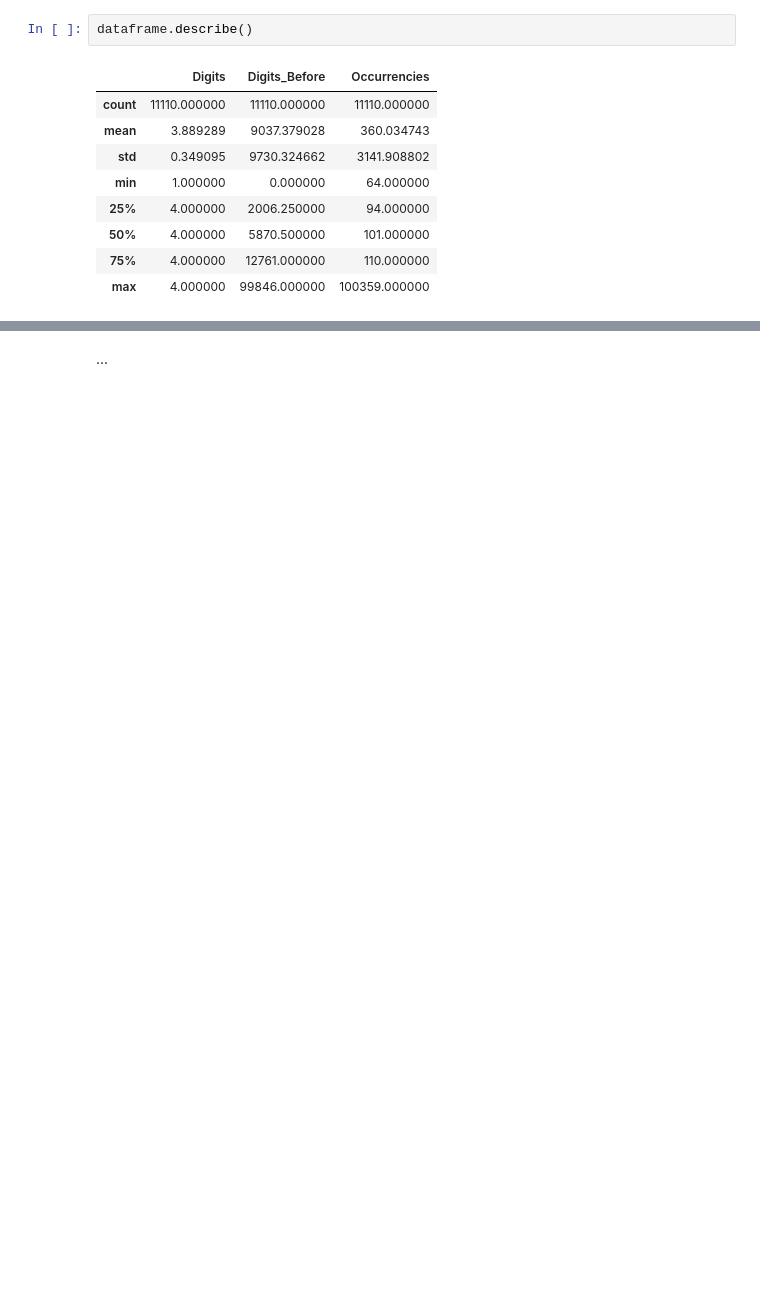
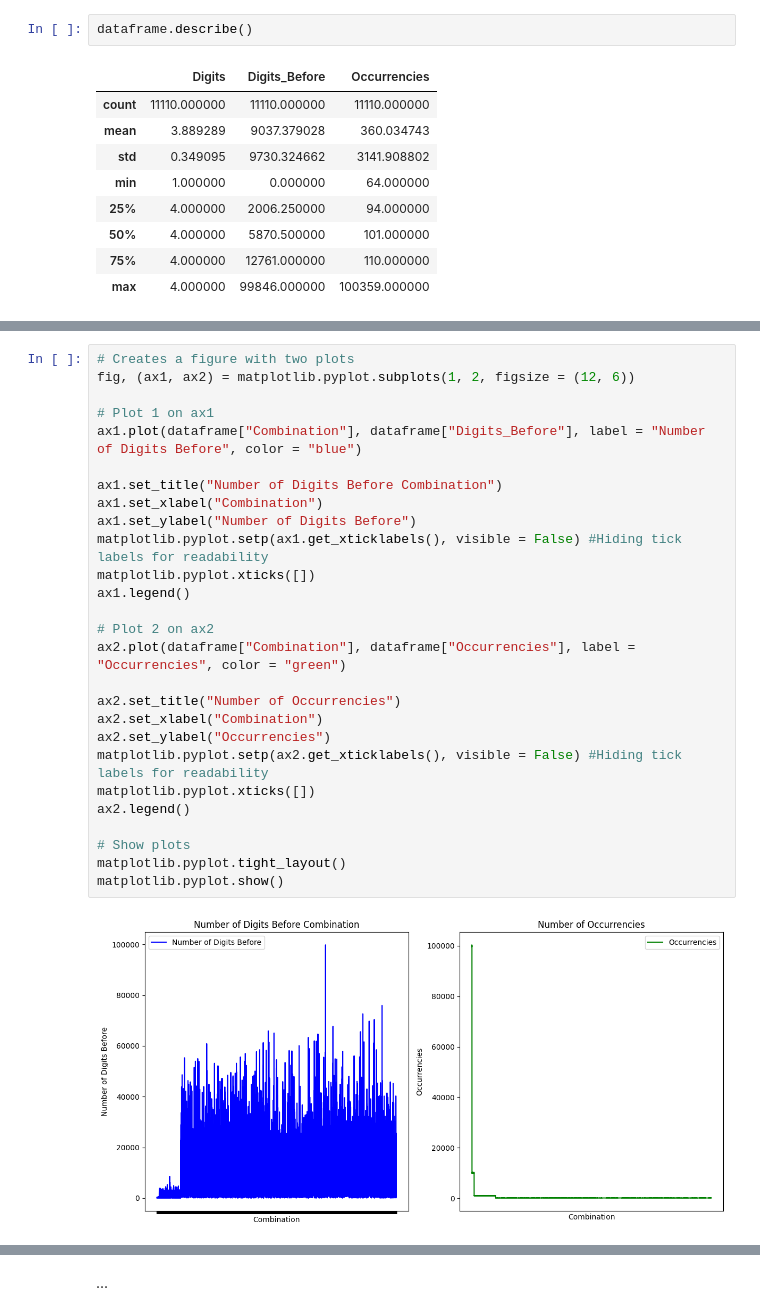
Before and after one commit to MauroPen/MyPythonRepo, a Jupyter notebook: Scripts/Check_Numbers_Pi_Notebook_2.ipynb, the cells around one changed output, grey strips where cells are left out. Saved outputs shown, nothing was run; the diff lists cells and outputs as text; blank space fills up the shorter version.

```diff
--- a/Scripts/Check_Numbers_Pi_Notebook_2.ipynb
+++ b/Scripts/Check_Numbers_Pi_Notebook_2.ipynb
@@ -63,0 +50,29 @@ print(sqldf("SELECT Digits, AVG(Digits_Before), AVG(Occurrencies) \
+# %%
+# Creates a figure with two plots
+fig, (ax1, ax2) = matplotlib.pyplot.subplots(1, 2, figsize = (12, 6))
+
+# Plot 1 on ax1
+ax1.plot(dataframe["Combination"], dataframe["Digits_Before"], label = "Number of Digits Before", color = "blue")
+
+ax1.set_title("Number of Digits Before Combination")
+ax1.set_xlabel("Combination")
+ax1.set_ylabel("Number of Digits Before")
+matplotlib.pyplot.setp(ax1.get_xticklabels(), visible = False) #Hiding tick labels for readability
+matplotlib.pyplot.xticks([])
+ax1.legend()
+
+# Plot 2 on ax2
+ax2.plot(dataframe["Combination"], dataframe["Occurrencies"], label = "Occurrencies", color = "green")
+
+ax2.set_title("Number of Occurrencies")
+ax2.set_xlabel("Combination")
+ax2.set_ylabel("Occurrencies")
+matplotlib.pyplot.setp(ax2.get_xticklabels(), visible = False) #Hiding tick labels for readability
+matplotlib.pyplot.xticks([])
+ax2.legend()
+
+# Show plots
+matplotlib.pyplot.tight_layout()
+matplotlib.pyplot.show()
+# %% [output]
+[figure, added]
```
Also changed, not shown: parts of 10 cells of this notebook.
